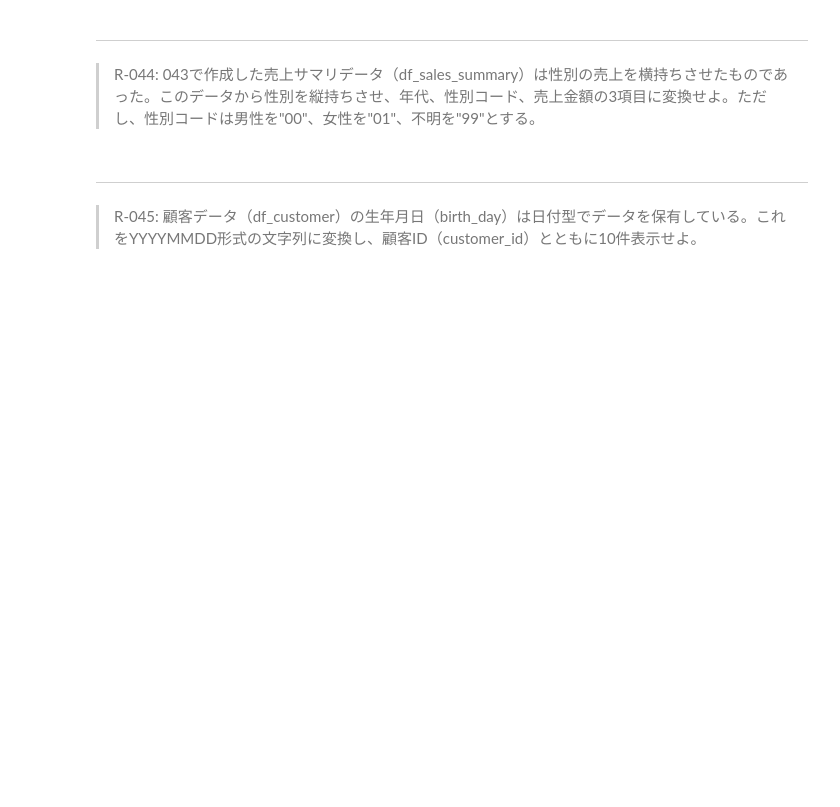
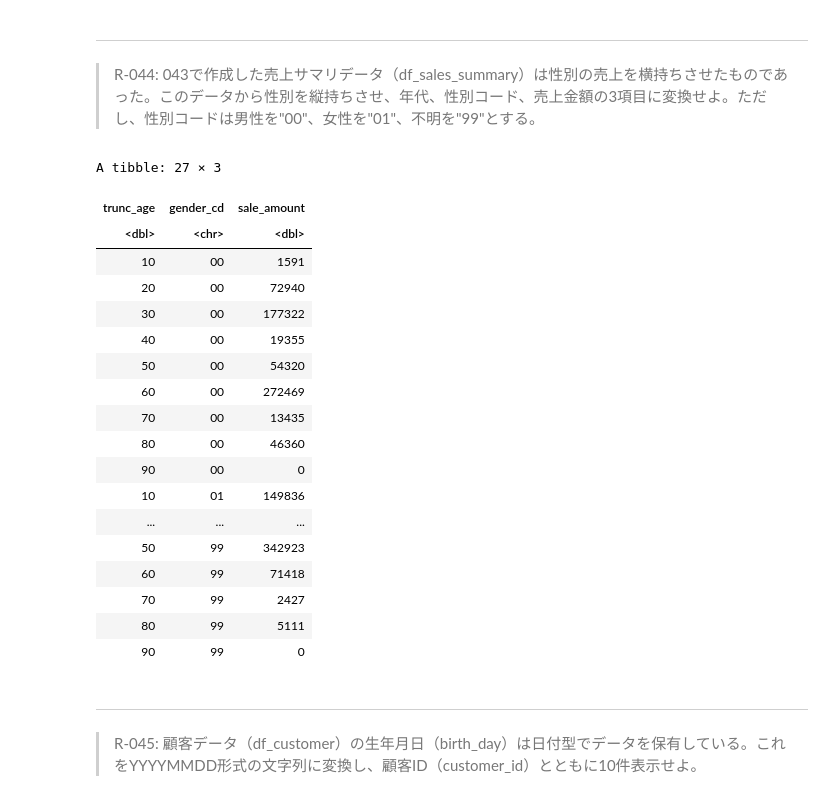
Before and after one commit to onnga-wasabi/100knocks-preprocess, a Jupyter notebook: docker/work/preprocess_knock_R.ipynb, the cells around one changed output. Saved outputs shown, nothing was run; the diff lists cells and outputs as text; code cells hidden in the pictures; blank space fills up the shorter version.

```diff
--- a/docker/work/preprocess_knock_R.ipynb
+++ b/docker/work/preprocess_knock_R.ipynb
@@ -1037,16 +1037,16 @@ A tibble: 10 × 5
 >
 > ただし、項目構成は年代、女性の売上金額、男性の売上金額、性別不明の売上金額の4項目とすること（縦に年代、横に性別のクロス集計）。また、年代は10歳ごとの階級とすること。
 # %%
-inner_join(
-    df_receipt, df_customer,
-    'customer_id',
-) |>
-    mutate(trunc_age=trunc((age/10)) * 10) |>
-    group_by(gender_cd, trunc_age) |>
-    summarise(sum_amount=sum(amount), .groups='drop') |>
-    spread(
-        key=gender_cd,
-        value=sum_amount,
-        fill=0,
+df_sales_summary <- inner_join(
+        df_receipt, df_customer,
+        'customer_id',
     ) |>
-    rename(male='0', female='1', unkown='9')
+        mutate(trunc_age=trunc((age/10)) * 10) |>
+        group_by(gender_cd, trunc_age) |>
+        summarise(sum_amount=sum(amount), .groups='drop') |>
+        spread(
+            key=gender_cd,
+            value=sum_amount,
+            fill=0,
+        ) |>
+        rename(male='0', female='1', unknown='9')
@@ -1066,6 +1068,37 @@ A tibble: 9 × 4
 # %% [markdown]
 ---
 > R-044: 043で作成した売上サマリデータ（df_sales_summary）は性別の売上を横持ちさせたものであった。このデータから性別を縦持ちさせ、年代、性別コード、売上金額の3項目に変換せよ。ただし、性別コードは男性を"00"、女性を"01"、不明を"99"とする。
+# %%
+df_sales_summary |>
+    gather(
+        key=gender_cd,
+        value=sale_amount, male, female, unknown,
+    ) |>
+    mutate(gender_cd=case_when(
+        gender_cd == 'male' ~ '00',
+        gender_cd == 'female' ~ '01',
+        gender_cd == 'unknown' ~ '99',
+    ))
+# %% [output]
+A tibble: 27 × 3
+| trunc_age | gender_cd | sale_amount |
+| <dbl> | <chr> | <dbl> |
+| 10 | 00 | 1591 |
+| 20 | 00 | 72940 |
+| 30 | 00 | 177322 |
+| 40 | 00 | 19355 |
+| 50 | 00 | 54320 |
+| 60 | 00 | 272469 |
+| 70 | 00 | 13435 |
+| 80 | 00 | 46360 |
+| 90 | 00 | 0 |
+| 10 | 01 | 149836 |
+| ... | ... | ... |
+| 50 | 99 | 342923 |
+| 60 | 99 | 71418 |
+| 70 | 99 | 2427 |
+| 80 | 99 | 5111 |
+| 90 | 99 | 0 |
 # %% [markdown]
 ---
 > R-045: 顧客データ（df_customer）の生年月日（birth_day）は日付型でデータを保有している。これをYYYYMMDD形式の文字列に変換し、顧客ID（customer_id）とともに10件表示せよ。
```
Also changed, not shown: parts of 19 cells of this notebook.
